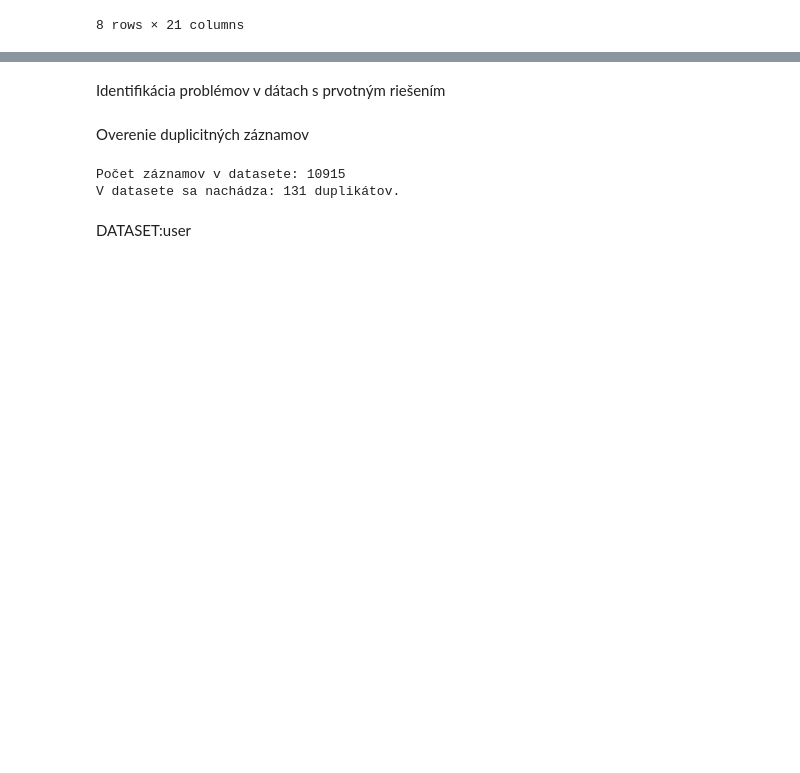
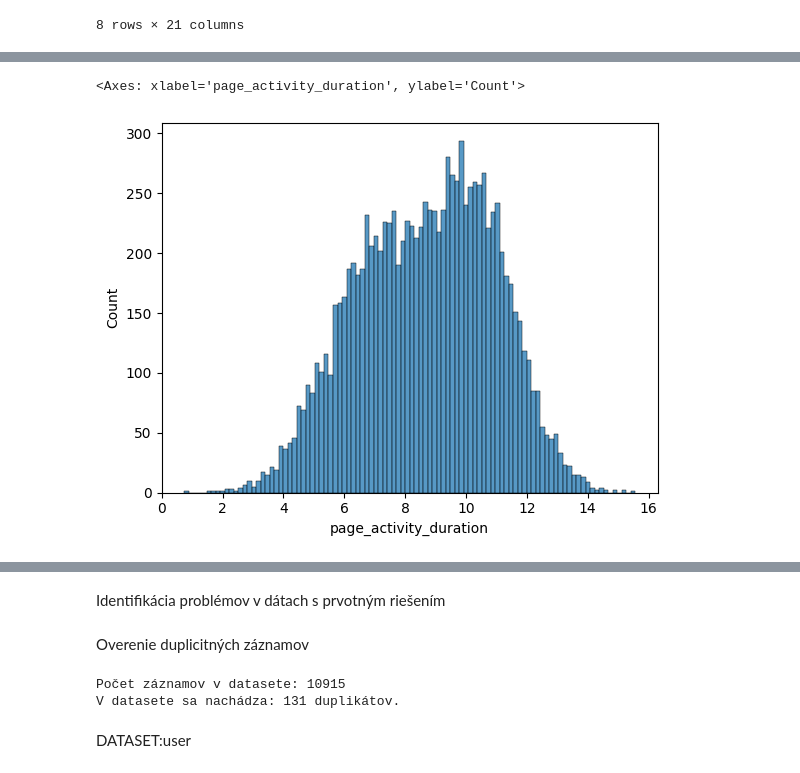
Before and after one commit to LukasLovas/IAU_Project_LL_DL, a Jupyter notebook: zadanie_1_časť.ipynb, the cells around one changed output, grey strips where cells are left out. Drawn from its saved outputs; the diff is of its cells as text; code cells hidden in the pictures; blank space fills up the shorter version.

```diff
--- a/zadanie_1_časť.ipynb
+++ b/zadanie_1_časť.ipynb
@@ -144,0 +262,5 @@ session.describe()
+# %%
+sns.histplot(session.page_activity_duration,bins=100)
+# %% [output]
+<Axes: xlabel='page_activity_duration', ylabel='Count'>
+[figure, added]
```
Also changed, not shown: parts of 42 cells of this notebook.
